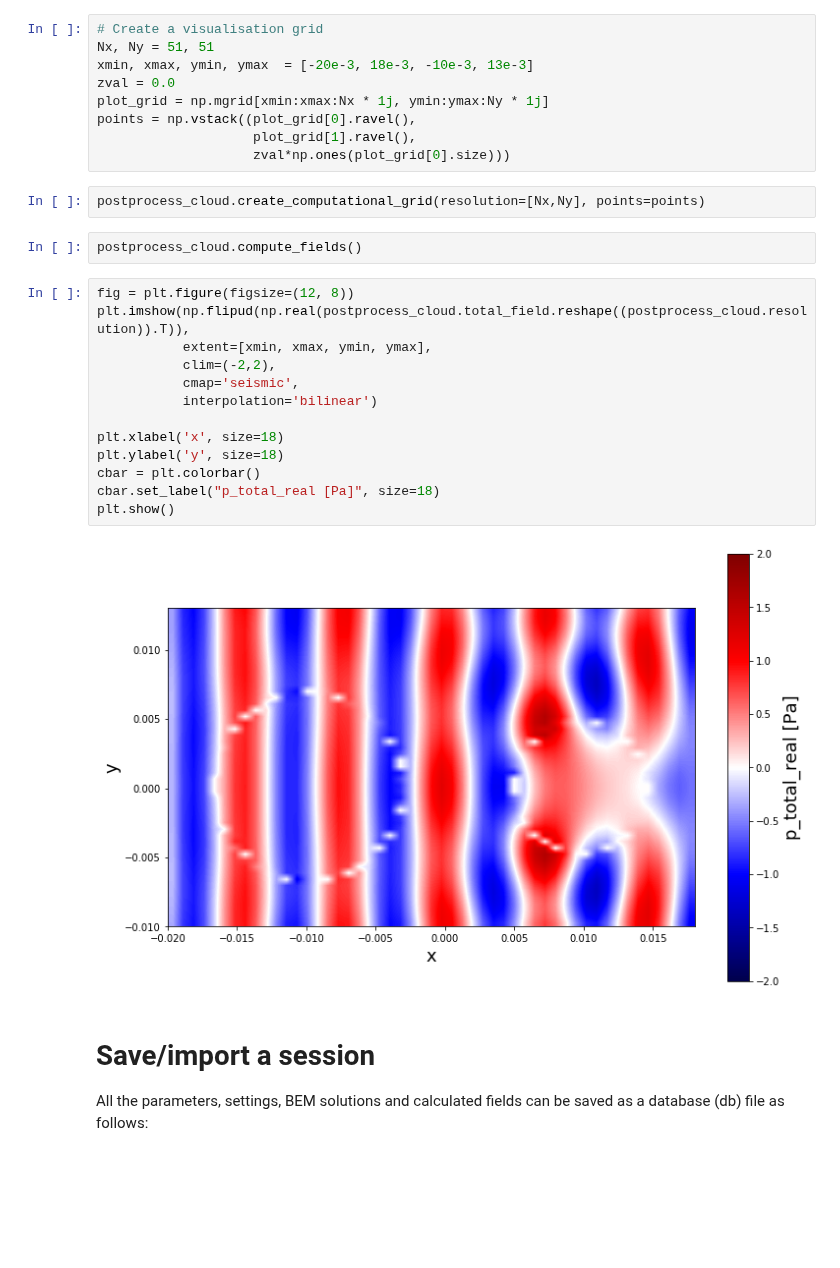
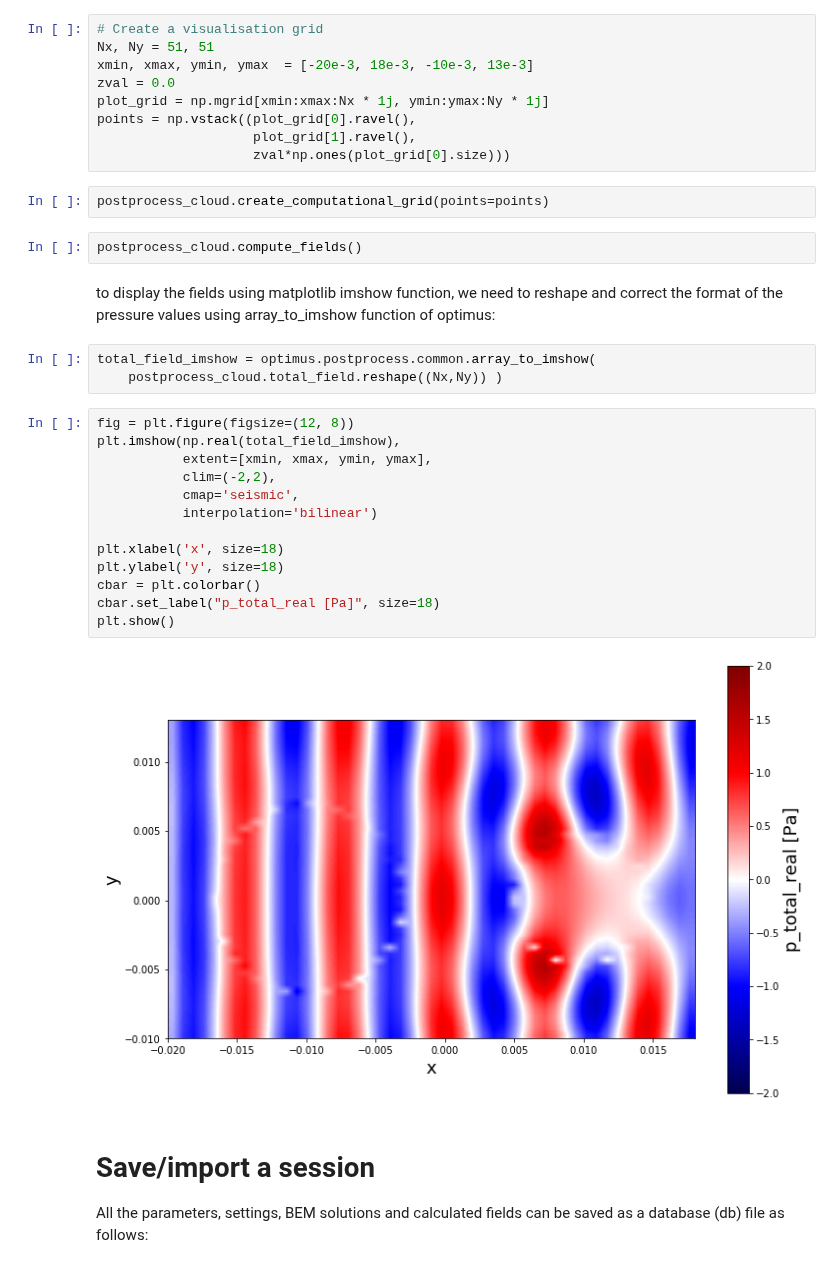
Before and after one commit to optimuslib/optimus, a Jupyter notebook: notebooks/Multiple domains postprocess.ipynb, the cells around one changed output. Cells and saved outputs as stored; diff of their text form; blank space fills up the shorter version.

```diff
--- a/notebooks/Multiple domains postprocess.ipynb
+++ b/notebooks/Multiple domains postprocess.ipynb
@@ -171,24 +172,29 @@ points = np.vstack((plot_grid[0].ravel(),
                     plot_grid[1].ravel(),
                     zval*np.ones(plot_grid[0].size)))
 # %%
-postprocess_cloud.create_computational_grid(resolution=[Nx,Ny], points=points)
+postprocess_cloud.create_computational_grid(points=points)
 # %%
 postprocess_cloud.compute_fields()
+# %% [markdown]
+to display the fields using matplotlib imshow function, we need to reshape and correct the format of the pressure values using array_to_imshow function of optimus:
+# %%
+total_field_imshow = optimus.postprocess.common.array_to_imshow(
+    postprocess_cloud.total_field.reshape((Nx,Ny)) )
 # %%
 fig = plt.figure(figsize=(12, 8))
-plt.imshow(np.flipud(np.real(postprocess_cloud.total_field.reshape((postprocess_cloud.resolution)).T)),
+plt.imshow(np.real(total_field_imshow),
            extent=[xmin, xmax, ymin, ymax],
            clim=(-2,2),
            cmap='seismic',
            interpolation='bilinear')
 
 plt.xlabel('x', size=18)
 plt.ylabel('y', size=18)
 cbar = plt.colorbar()
 cbar.set_label("p_total_real [Pa]", size=18)
 plt.show()
 # %% [output]
-[figure, old version]
+[figure, new version]
 # %% [markdown]
 # Save/import a session
 All the parameters, settings, BEM solutions and calculated fields can be saved as a database (db) file as follows:
```
Also changed, not shown: parts of 9 cells of this notebook, 5 other files.
